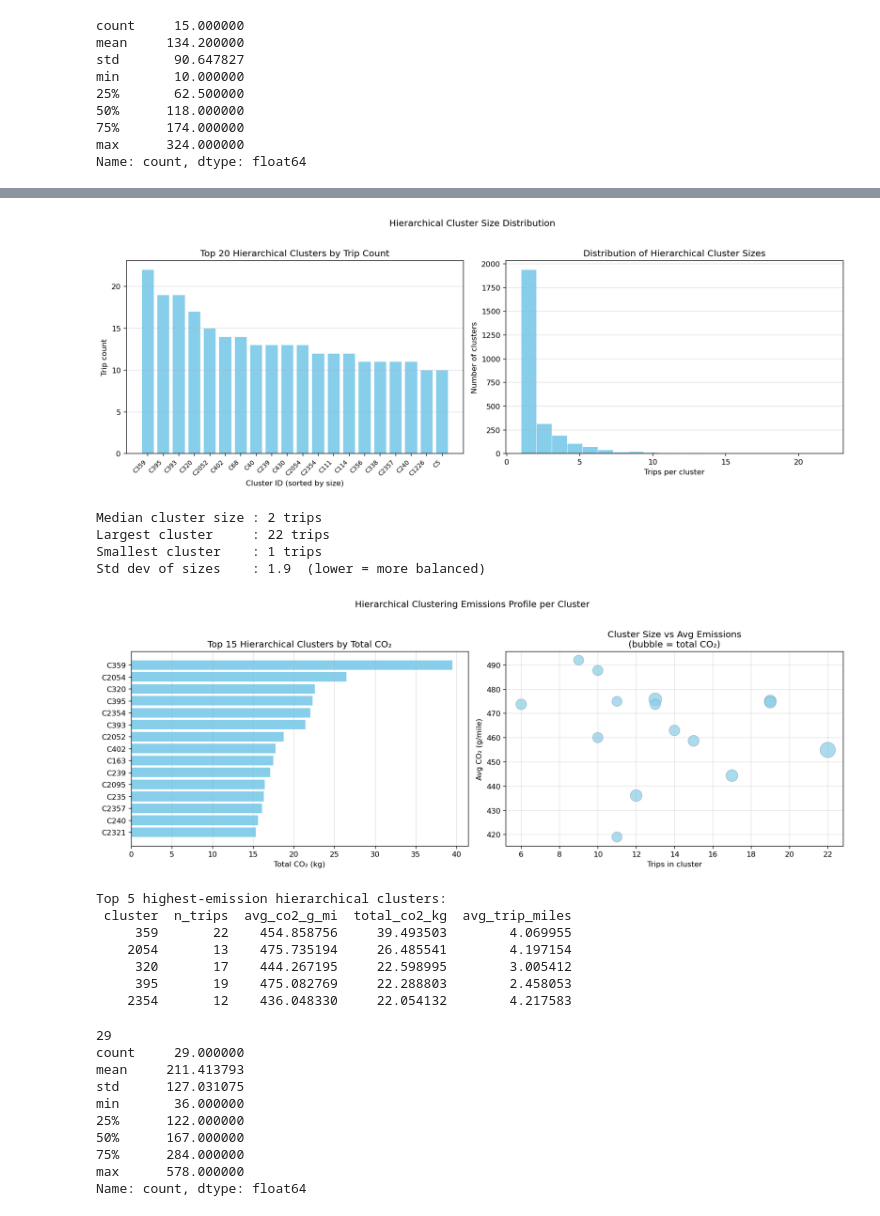
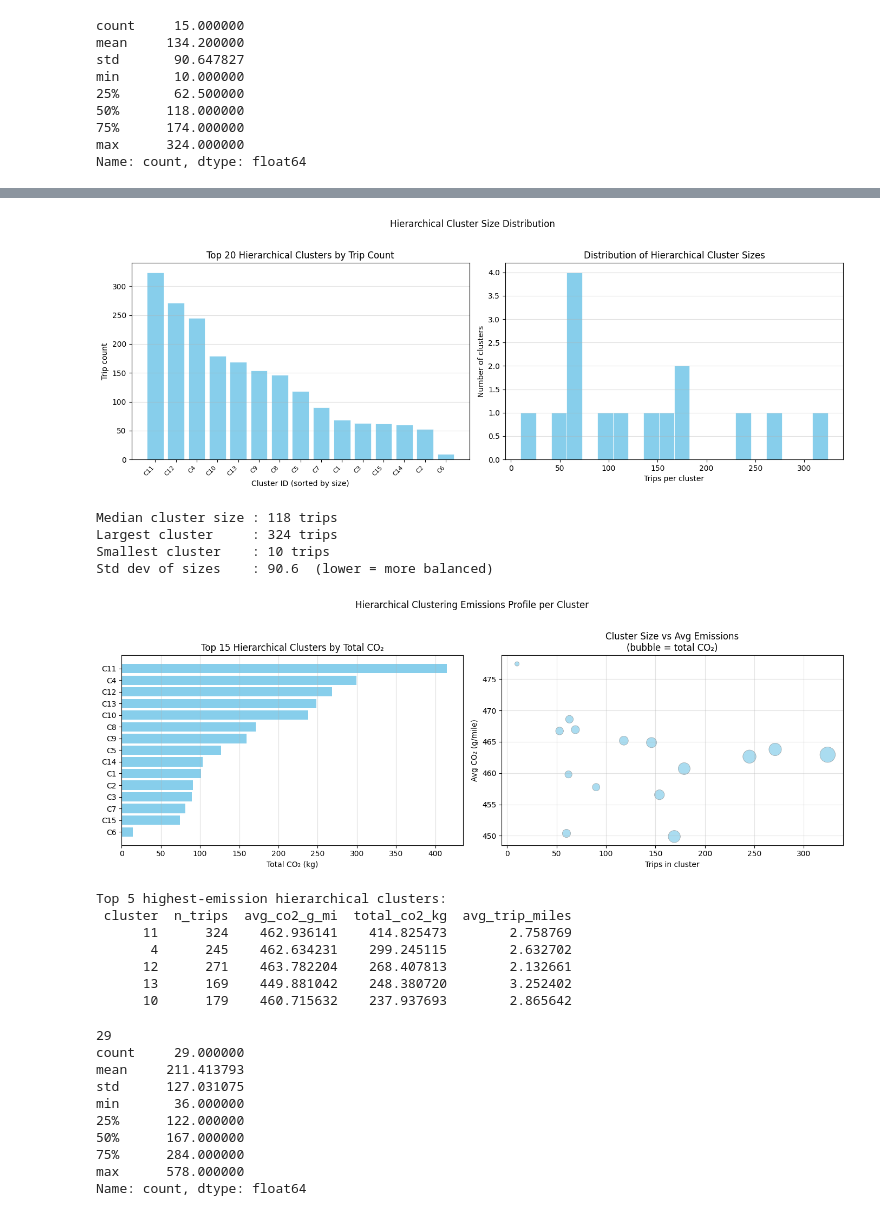
Before and after one commit to anushkasjadhav/MSE446-Optimization-Ride-Pooling-For-Emissions-Reduction, a Jupyter notebook: Clustering/hierarchical_clustering.ipynb, the cells around one changed output, grey strips where cells are left out. Drawn from its saved outputs; the diff is of its cells as text; code cells hidden in the pictures.

Commit message:
hierchical clustering works now

```diff
--- a/Clustering/hierarchical_clustering.ipynb
+++ b/Clustering/hierarchical_clustering.ipynb
@@ -118,6 +119,8 @@ best_idx = np.nanargmax(silhouettes)
 BEST_HEIGHT = heights[best_idx]
 best_labels = fcluster(clus, t=BEST_HEIGHT, criterion='distance')
 
+df["cluster"] = best_labels
+
 print(f"Best height = {BEST_HEIGHT:.3f}")
 print(f"Clusters at best height = {num_clusters[best_idx]}")
 print(f"Best silhouette = {silhouettes[best_idx]:.4f}")
@@ -157,7 +160,7 @@ plt.show()
 # Cluster sizes
 # -----------------------
 cluster_sizes = (
-    df_large.groupby("cluster").size()
+    df.groupby("cluster").size()
     .reset_index(name="n_trips")
     .sort_values("n_trips", ascending=False)
     .reset_index(drop=True)
@@ -201,7 +204,7 @@ print(f"Std dev of sizes    : {cluster_sizes['n_trips'].std():.1f}  (lower = mor
 # CO₂ emissions per cluster
 # -----------------------
 emissions_cluster = (
-    df_large.groupby("cluster")
+    df.groupby("cluster")
     .agg(
         n_trips        = ("trip_miles", "count"),
         avg_co2_g_mi   = ("co2_total_g", lambda x: (x / df_large.loc[x.index, "trip_miles"]).mean()),
@@ -218,46 +221,46 @@ fig, axes = plt.subplots(1, 2, figsize=(14, 5))
 # Top 15 clusters by total CO2
 axes[0].barh(
     [f"C{int(r['cluster'])}" for _, r in emissions_cluster.iterrows()],
     emissions_cluster["total_co2_kg"],
     color="skyblue"
 )
 axes[0].set_xlabel("Total CO₂ (kg)")
 axes[0].set_title("Top 15 Hierarchical Clusters by Total CO₂")
 axes[0].invert_yaxis()
 axes[0].grid(axis="x", alpha=0.4)
 
 # Bubble plot: size vs avg emissions
 axes[1].scatter(
     emissions_cluster["n_trips"],
     emissions_cluster["avg_co2_g_mi"],
     s=emissions_cluster["total_co2_kg"] / emissions_cluster["total_co2_kg"].max() * 400 + 20,
     color="skyblue", alpha=0.7, edgecolors="grey", linewidth=0.5
 )
 axes[1].set_xlabel("Trips in cluster")
 axes[1].set_ylabel("Avg CO₂ (g/mile)")
 axes[1].set_title("Cluster Size vs Avg Emissions\n(bubble = total CO₂)")
 axes[1].grid(alpha=0.35)
 
 plt.suptitle("Hierarchical Clustering Emissions Profile per Cluster", y=1.02)
 plt.tight_layout()
 plt.show()
 
 print("\nTop 5 highest-emission hierarchical clusters:")
 print(emissions_cluster[["cluster","n_trips","avg_co2_g_mi","total_co2_kg","avg_trip_miles"]].head().to_string(index=False))
 # %% [output]
-[figure, old version]
+[figure, new version]
-Median cluster size : 2 trips
-Largest cluster     : 22 trips
-Smallest cluster    : 1 trips
-Std dev of sizes    : 1.9  (lower = more balanced)
+Median cluster size : 118 trips
+Largest cluster     : 324 trips
+Smallest cluster    : 10 trips
+Std dev of sizes    : 90.6  (lower = more balanced)
-[figure, old version]
+[figure, new version]
 Top 5 highest-emission hierarchical clusters:
  cluster  n_trips  avg_co2_g_mi  total_co2_kg  avg_trip_miles
-     359       22    454.858756     39.493503        4.069955
-    2054       13    475.735194     26.485541        4.197154
-     320       17    444.267195     22.598995        3.005412
-     395       19    475.082769     22.288803        2.458053
-    2354       12    436.048330     22.054132        4.217583
+      11      324    462.936141    414.825473        2.758769
+       4      245    462.634231    299.245115        2.632702
+      12      271    463.782204    268.407813        2.132661
+      13      169    449.881042    248.380720        3.252402
+      10      179    460.715632    237.937693        2.865642
 # %%
 # Create clusters on scaled up data:
 
```
Also changed, not shown: parts of 3 cells of this notebook, 1 other file.
